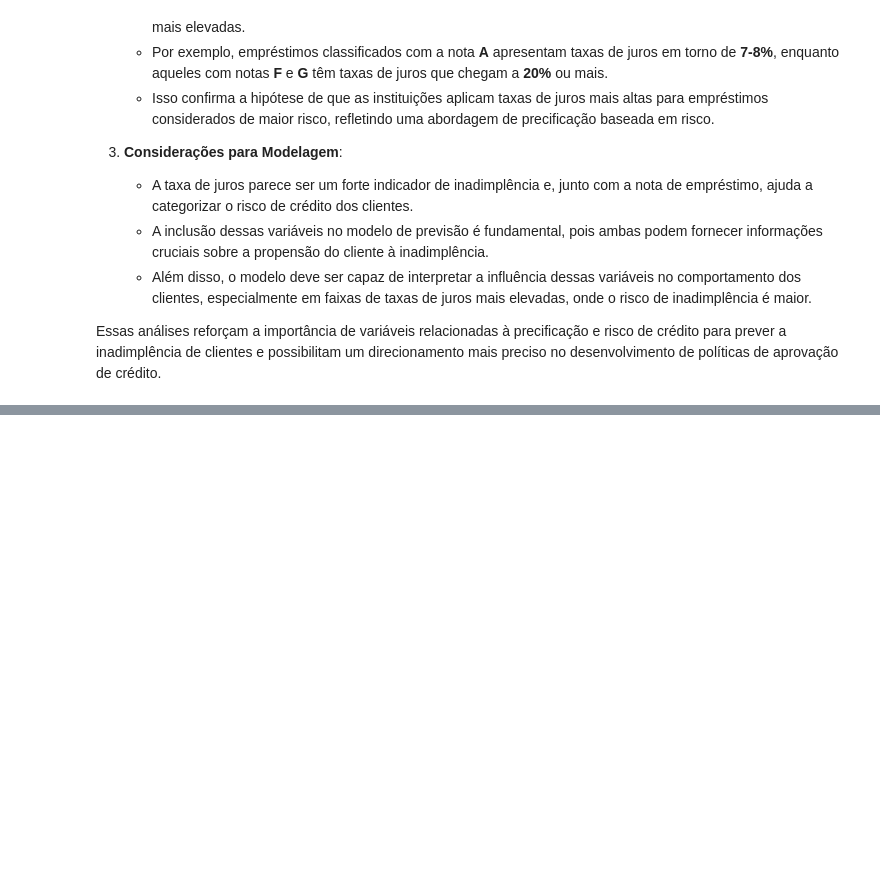
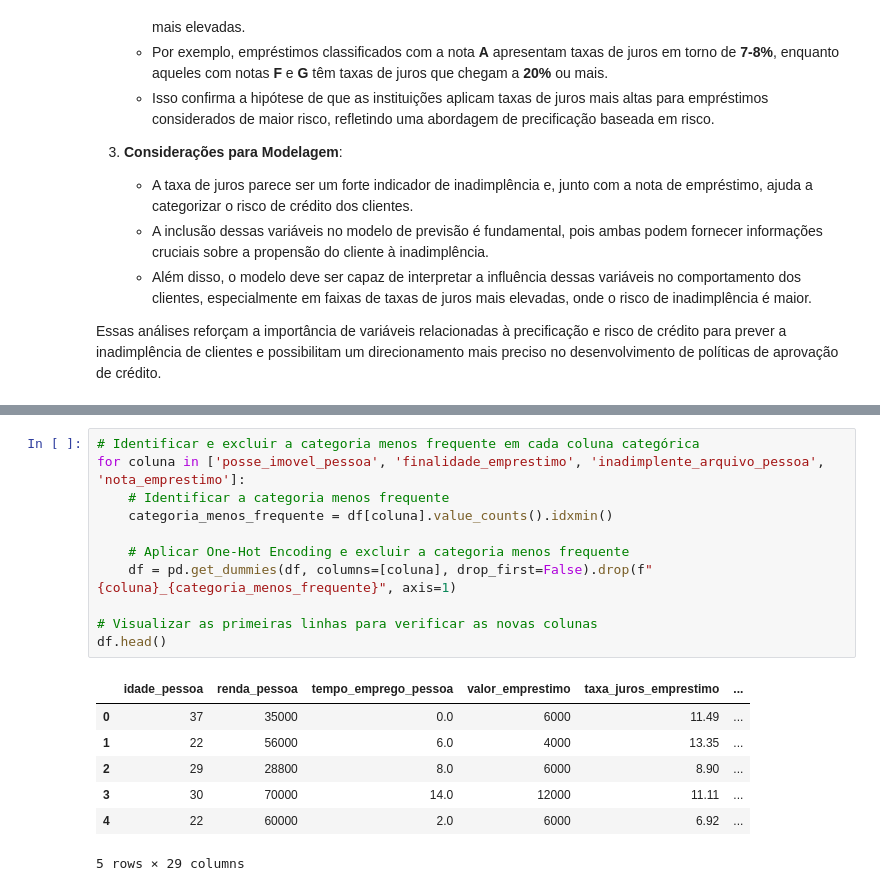
Before and after one commit to tnleite/loan-approval-prediction, a Jupyter notebook: 02-Analise/loan-approval-prediction.ipynb, the cells around one changed output, grey strips where cells are left out. Drawn from its saved outputs; the diff is of its cells as text; blank space fills up the shorter version.

```diff
--- a/02-Analise/loan-approval-prediction.ipynb
+++ b/02-Analise/loan-approval-prediction.ipynb
@@ -1667,0 +1685,19 @@ Name: alto_risco_nota_emprestimo, dtype: float64
+# %%
+# Identificar e excluir a categoria menos frequente em cada coluna categórica
+for coluna in ['posse_imovel_pessoa', 'finalidade_emprestimo', 'inadimplente_arquivo_pessoa', 'nota_emprestimo']:
+    # Identificar a categoria menos frequente
+    categoria_menos_frequente = df[coluna].value_counts().idxmin()
+
+    # Aplicar One-Hot Encoding e excluir a categoria menos frequente
+    df = pd.get_dummies(df, columns=[coluna], drop_first=False).drop(f"{coluna}_{categoria_menos_frequente}", axis=1)
+
+# Visualizar as primeiras linhas para verificar as novas colunas
+df.head()
+# %% [output]
+|  | idade_pessoa | renda_pessoa | tempo_emprego_pessoa | valor_emprestimo | taxa_juros_emprestimo | ... |
+| 0 | 37 | 35000 | 0.0 | 6000 | 11.49 | ... |
+| 1 | 22 | 56000 | 6.0 | 4000 | 13.35 | ... |
+| 2 | 29 | 28800 | 8.0 | 6000 | 8.90 | ... |
+| 3 | 30 | 70000 | 14.0 | 12000 | 11.11 | ... |
+| 4 | 22 | 60000 | 2.0 | 6000 | 6.92 | ... |
+5 rows × 29 columns
```
Also changed, not shown: parts of 45 cells of this notebook.
